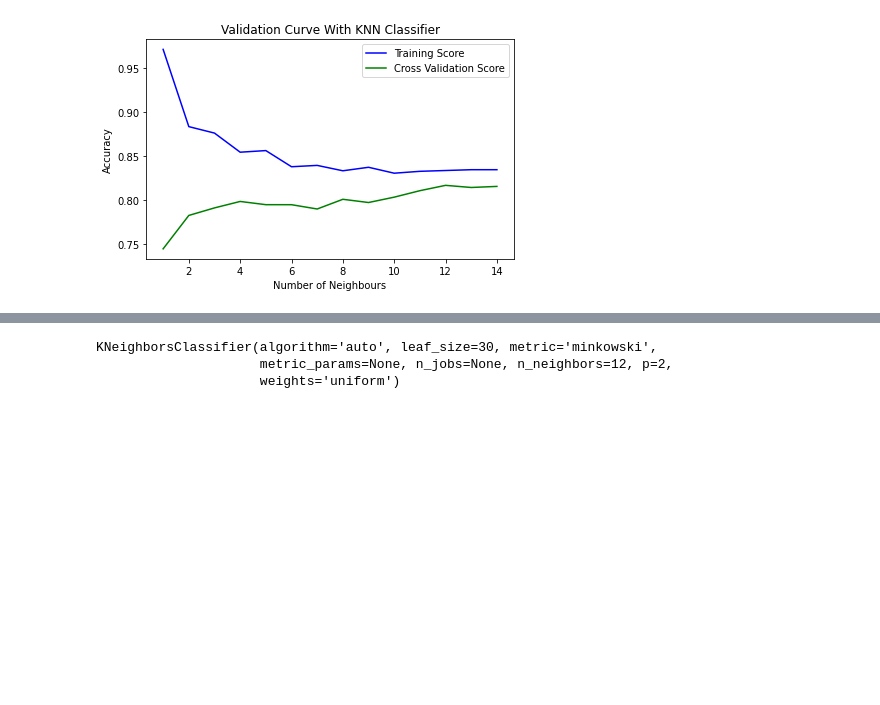
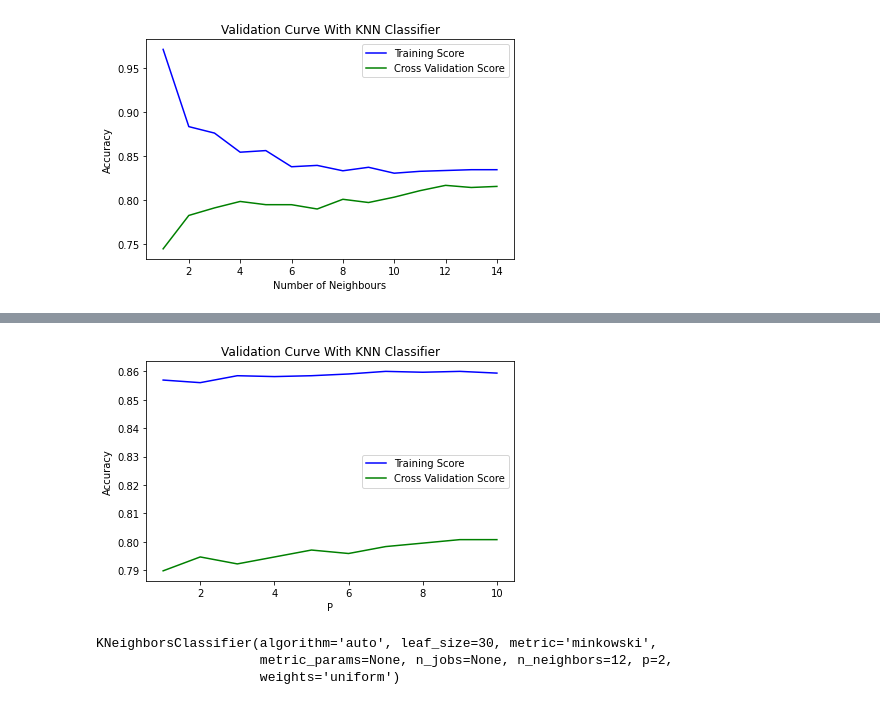
Before and after one commit to joeyave/machine-learning-project2, a Jupyter notebook: main.ipynb, the cells around one changed output, grey strips where cells are left out. Drawn from its saved outputs; the diff is of its cells as text; code cells hidden in the pictures; blank space fills up the shorter version.

```diff
--- a/main.ipynb
+++ b/main.ipynb
@@ -182,3 +196,15 @@ draw_plot("Validation Curve With KNN Classifier", "Number of Neighbours", train_
+# %%
+parameter_range = np.linspace(1, 10, 10,dtype=np.int16)
+
+# Calculate accuracy on training and test set.
+train_score1, val_score1 = validation_curve(titanic_model1, X, y,
+                                           param_name = "p",
+                                           param_range = parameter_range,
+                                           scoring = "accuracy")
+
+draw_plot("Validation Curve With KNN Classifier", "P", train_score1, val_score1)
+# %% [output]
+[figure, added]
 # %%
 titanic_model1.set_params(n_neighbors=12)
 titanic_model1.fit(X, y)
```
Also changed, not shown: parts of 8 cells of this notebook.
